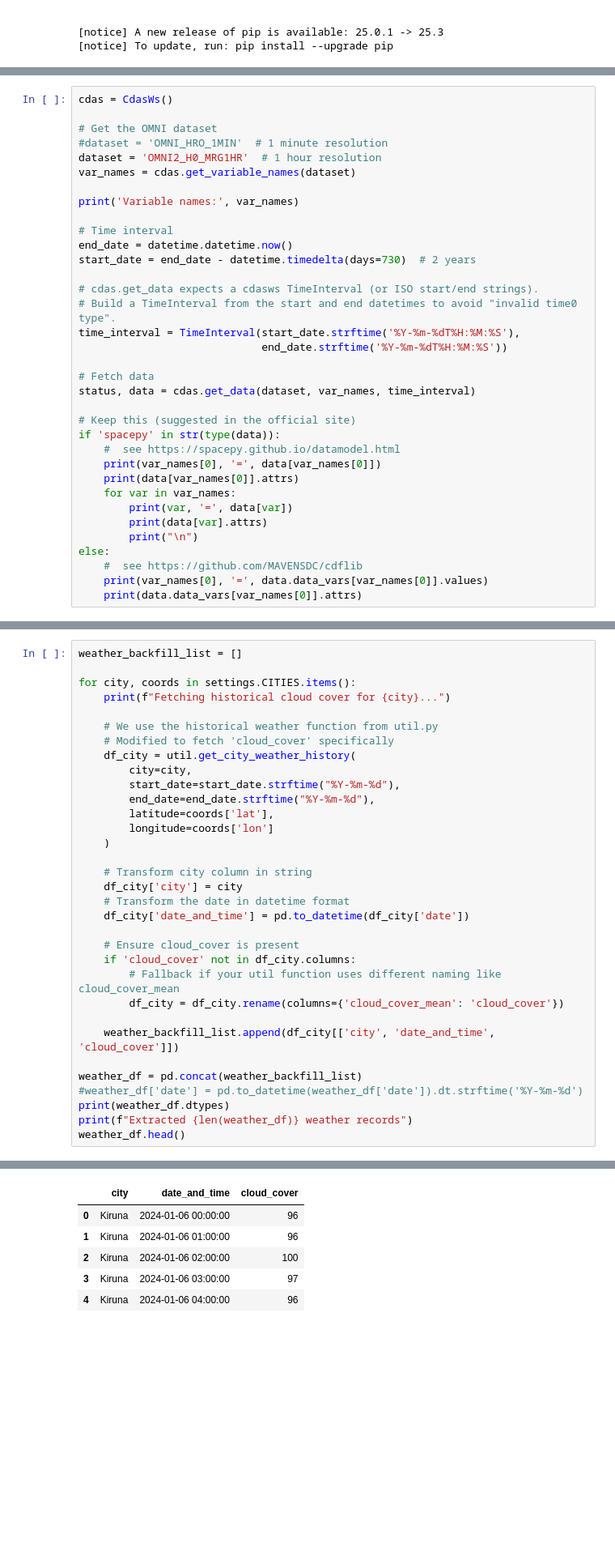
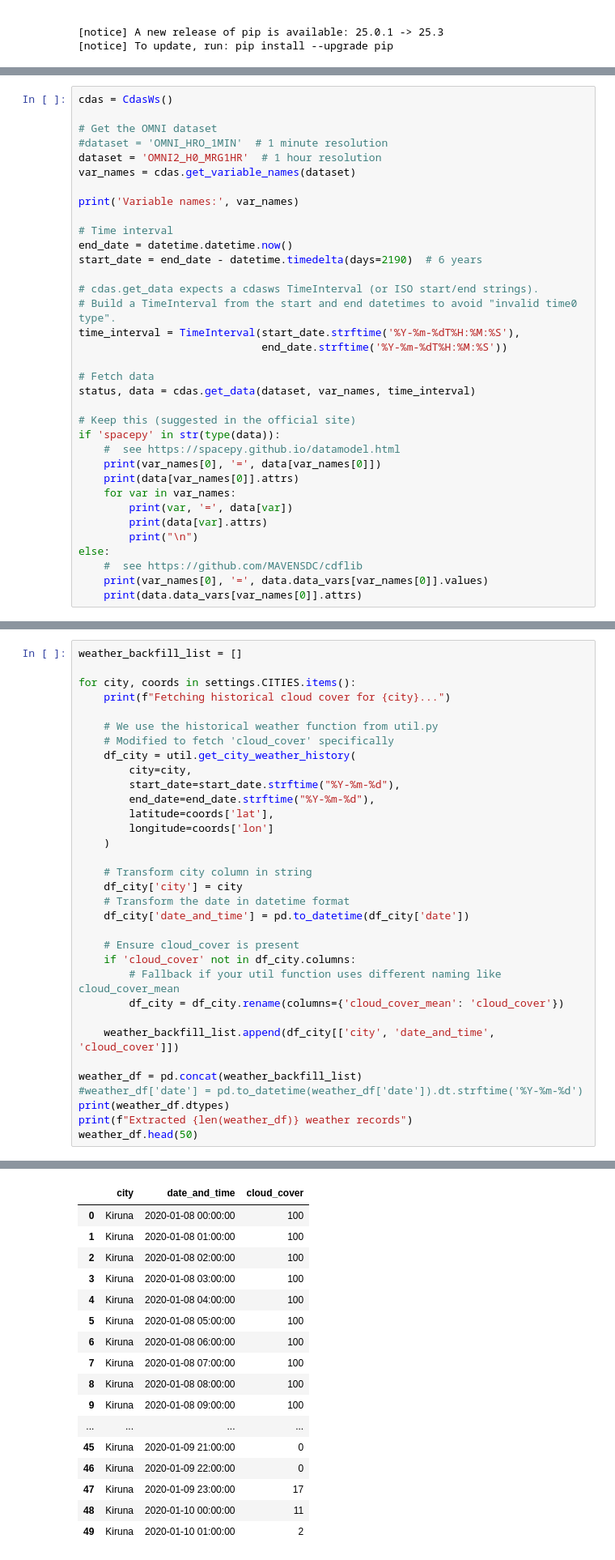
Before and after one commit to AlessandroBertelli/ID2223_Project, a Jupyter notebook: 1_aurora_feature_backfill.ipynb, the cells around one changed output, grey strips where cells are left out. Shown at 81% size. Drawn from its saved outputs; the diff is of its cells as text; blank space fills up the shorter version.

```diff
--- a/1_aurora_feature_backfill.ipynb
+++ b/1_aurora_feature_backfill.ipynb
@@ -67,7 +65,7 @@ print('Variable names:', var_names)
 
 # Time interval
 end_date = datetime.datetime.now()
-start_date = end_date - datetime.timedelta(days=730)  # 2 years
+start_date = end_date - datetime.timedelta(days=2190)  # 6 years
 
 # cdas.get_data expects a cdasws TimeInterval (or ISO start/end strings).
 # Build a TimeInterval from the start and end datetimes to avoid "invalid time0 type".
@@ -220,7 +266,7 @@ weather_df = pd.concat(weather_backfill_list)
 #weather_df['date'] = pd.to_datetime(weather_df['date']).dt.strftime('%Y-%m-%d')
 print(weather_df.dtypes)
 print(f"Extracted {len(weather_df)} weather records")
-weather_df.head()
+weather_df.head(50)
 # %% [output]
 Fetching historical cloud cover for Kiruna...
 Fetching historical cloud cover for Luleå...
@@ -233,9 +279,20 @@ Extracted 52632 weather records
 |  | city | date_and_time | cloud_cover |
-| 0 | Kiruna | 2024-01-06 00:00:00 | 96 |
-| 1 | Kiruna | 2024-01-06 01:00:00 | 96 |
-| 2 | Kiruna | 2024-01-06 02:00:00 | 100 |
-| 3 | Kiruna | 2024-01-06 03:00:00 | 97 |
-| 4 | Kiruna | 2024-01-06 04:00:00 | 96 |
+| 0 | Kiruna | 2020-01-08 00:00:00 | 100 |
+| 1 | Kiruna | 2020-01-08 01:00:00 | 100 |
+| 2 | Kiruna | 2020-01-08 02:00:00 | 100 |
+| 3 | Kiruna | 2020-01-08 03:00:00 | 100 |
+| 4 | Kiruna | 2020-01-08 04:00:00 | 100 |
+| 5 | Kiruna | 2020-01-08 05:00:00 | 100 |
+| 6 | Kiruna | 2020-01-08 06:00:00 | 100 |
+| 7 | Kiruna | 2020-01-08 07:00:00 | 100 |
+| 8 | Kiruna | 2020-01-08 08:00:00 | 100 |
+| 9 | Kiruna | 2020-01-08 09:00:00 | 100 |
+| ... | ... | ... | ... |
+| 45 | Kiruna | 2020-01-09 21:00:00 | 0 |
+| 46 | Kiruna | 2020-01-09 22:00:00 | 0 |
+| 47 | Kiruna | 2020-01-09 23:00:00 | 17 |
+| 48 | Kiruna | 2020-01-10 00:00:00 | 11 |
+| 49 | Kiruna | 2020-01-10 01:00:00 | 2 |
 # %%
 print(f"Extracted {len(weather_df)} weather records before cleaning.")
 # Data cleaning: Remove rows with missing cloud cover
```
Also changed, not shown: parts of 9 cells of this notebook, 1 other file.
